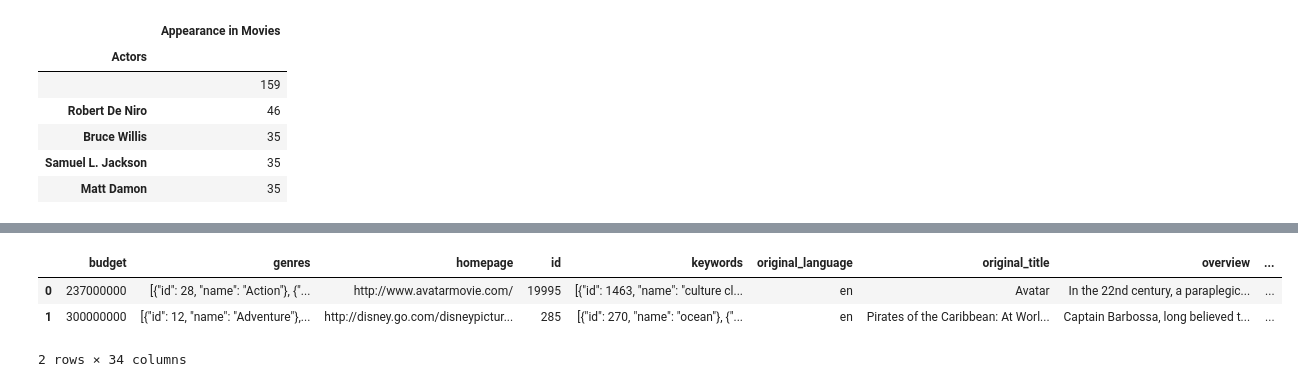
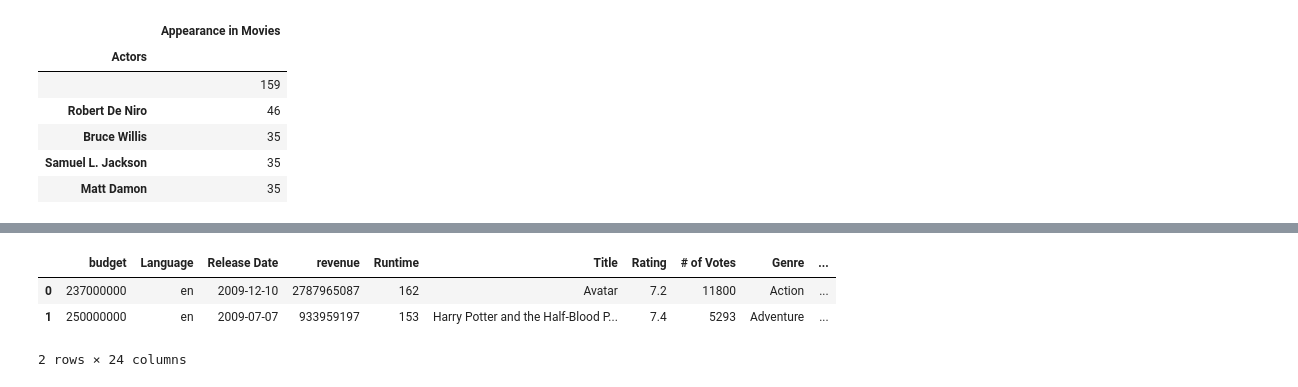
Before and after one commit to m-zurita/Project-1, a Jupyter notebook: Proyecto.ipynb, the cells around one changed output, grey strips where cells are left out. Cells and saved outputs as stored; diff of their text form; code cells hidden in the pictures.

```diff
--- a/Proyecto.ipynb
+++ b/Proyecto.ipynb
@@ -4,7 +4,7 @@ import pandas as pd
 import matplotlib.pyplot as plt
 import json
 # %%
-Inflation = pd.read_csv(“./Resources/Inflation_Factors.csv”)
+Inflation = pd.read_csv('./Resources/Inflation_Factors.csv')
 Inflation_DF = pd.DataFrame(Inflation)
 # %%
 # Read the csv
@@ -321,9 +329,9 @@ cut_df3.head()
 # %%
 # Rename columns
-Renamed_Movies_df = cut_df.rename(columns = {'budget':'Budget',
+Renamed_Movies_df = cut_df3.rename(columns = {'New Budget':'Budget',
                                             'original_language':'Language',
                                             'release_date':'Release Date',
-                                            'revenue':'Revenue',
+                                            'New Revenue':'Revenue',
                                             'runtime':'Runtime',
                                             'title':'Title',
                                             'vote_average':'Rating',
@@ -549,10 +560,10 @@ Text(0, 0.5, 'REVENUE')
 # %%
-Movies_df.head(2)
+dfcalc.head(2)
 # %% [output]
-|  | budget | genres | homepage | id | keywords | original_language | original_title | overview | ... |
-| 0 | 237000000 | [{"id": 28, "name": "Action"}, {"... | http://www.avatarmovie.com/ | 19995 | [{"id": 1463, "name": "culture cl... | en | Avatar | In the 22nd century, a paraplegic... | ... |
-| 1 | 300000000 | [{"id": 12, "name": "Adventure"},... | http://disney.go.com/disneypictur... | 285 | [{"id": 270, "name": "ocean"}, {"... | en | Pirates of the Caribbean: At Worl... | Captain Barbossa, long believed t... | ... |
+|  | budget | Language | Release Date | revenue | Runtime | Title | Rating | # of Votes | Genre | ... |
+| 0 | 237000000 | en | 2009-12-10 | 2787965087 | 162 | Avatar | 7.2 | 11800 | Action | ... |
+| 1 | 250000000 | en | 2009-07-07 | 933959197 | 153 | Harry Potter and the Half-Blood P... | 7.4 | 5293 | Adventure | ... |
-2 rows × 34 columns
+2 rows × 24 columns
 # %%
 Actors_11 = pd.Series(dfcalc["Leading Role"])
 Actors_21 = pd.Series(dfcalc["Supporting Role"])
```
Also changed, not shown: parts of 29 cells of this notebook.
